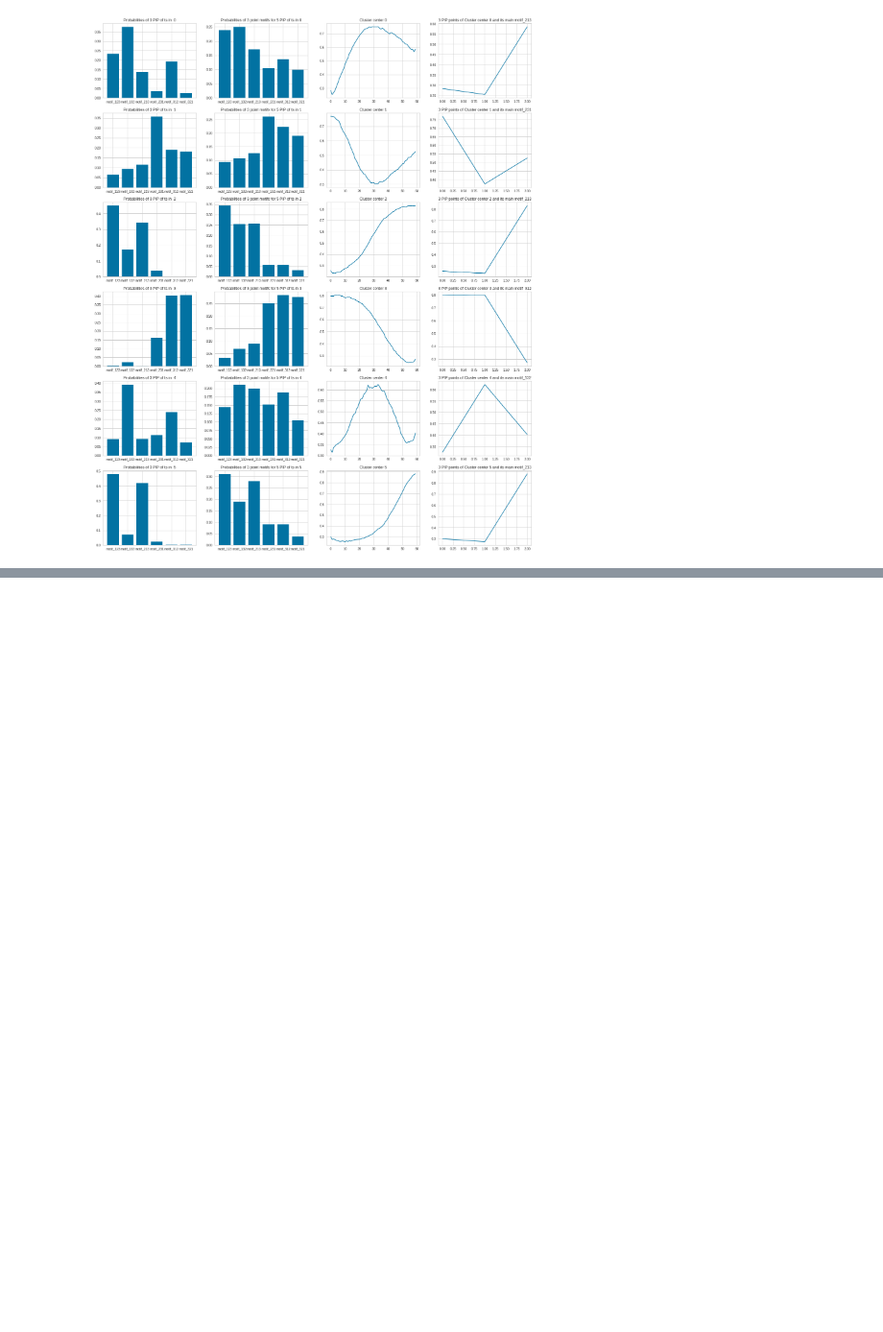
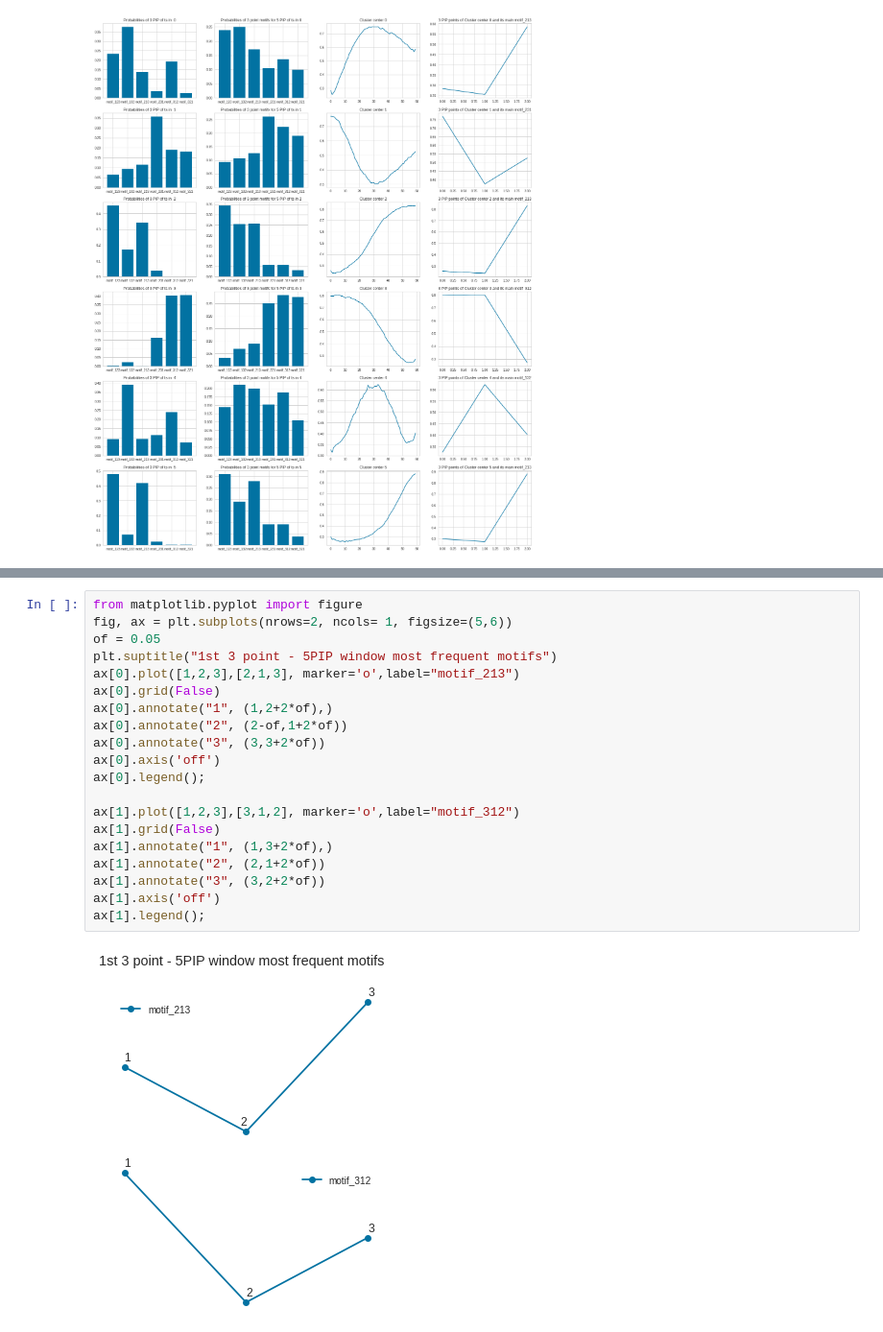
Before and after one commit to mtchibozo/Capstone-Fall-2020, a Jupyter notebook: padded_skipped_dct_clustering.ipynb, the cells around one changed output, grey strips where cells are left out. Shown at 96% size. Saved outputs shown, nothing was run; the diff lists cells and outputs as text; blank space fills up the shorter version.

```diff
--- a/padded_skipped_dct_clustering.ipynb
+++ b/padded_skipped_dct_clustering.ipynb
@@ -470,0 +558,22 @@ fig.savefig("motif_analysis.png")
+# %%
+from matplotlib.pyplot import figure
+fig, ax = plt.subplots(nrows=2, ncols= 1, figsize=(5,6))
+of = 0.05
+plt.suptitle("1st 3 point - 5PIP window most frequent motifs")
+ax[0].plot([1,2,3],[2,1,3], marker='o',label="motif_213")
+ax[0].grid(False)
+ax[0].annotate("1", (1,2+2*of),)
+ax[0].annotate("2", (2-of,1+2*of))
+ax[0].annotate("3", (3,3+2*of))
+ax[0].axis('off')
+ax[0].legend();
+
+ax[1].plot([1,2,3],[3,1,2], marker='o',label="motif_312")
+ax[1].grid(False)
+ax[1].annotate("1", (1,3+2*of),)
+ax[1].annotate("2", (2,1+2*of))
+ax[1].annotate("3", (3,2+2*of))
+ax[1].axis('off')
+ax[1].legend();
+# %% [output]
+[figure, added]
```
Also changed, not shown: parts of 31 cells of this notebook.
